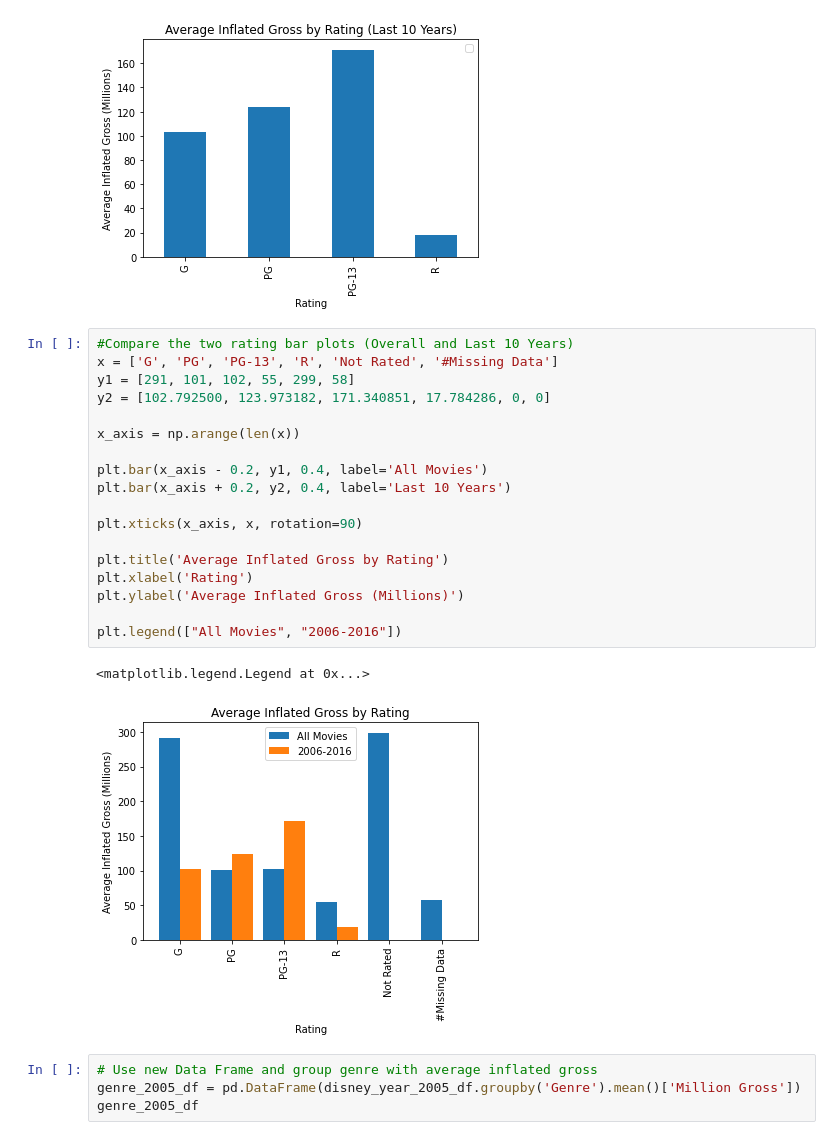
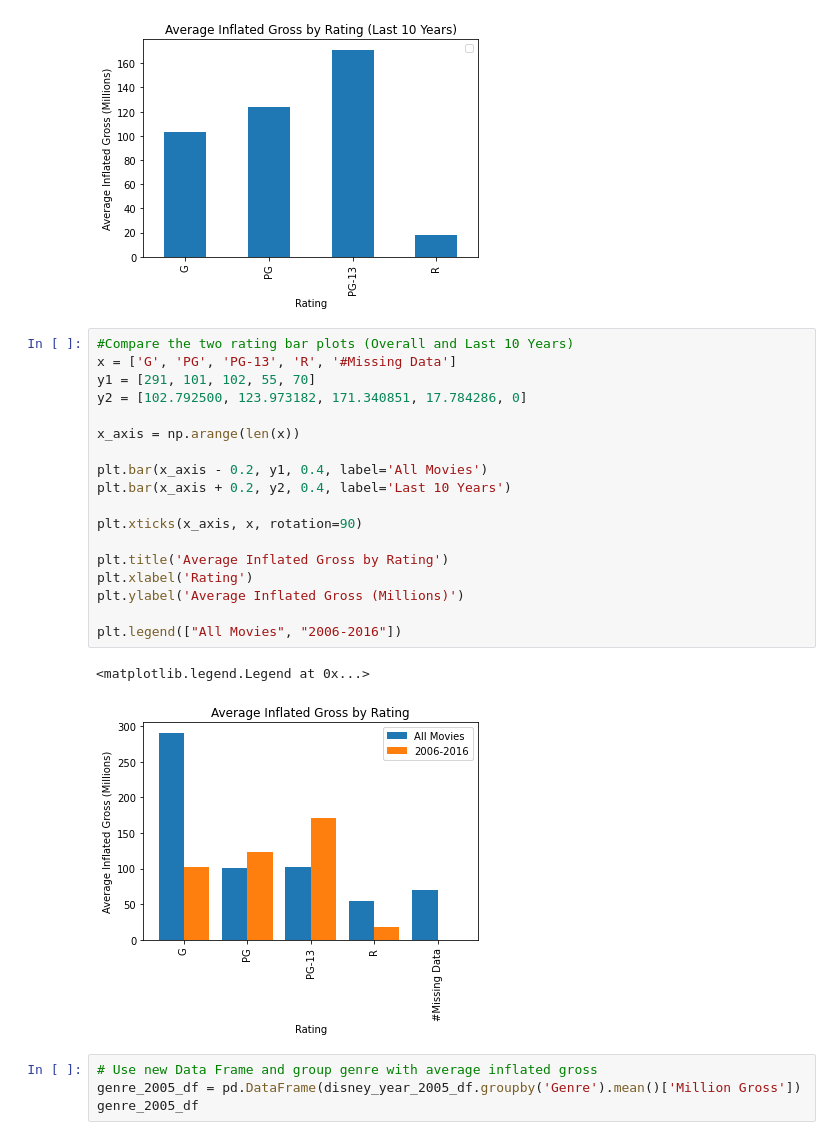
Before and after one commit to Gujaratigirl/butler-groupB-project1, a Jupyter notebook: Disney.ipynb, the cells around one changed output. Drawn from its saved outputs; the diff is of its cells as text.

```diff
--- a/Disney.ipynb
+++ b/Disney.ipynb
@@ -607,25 +675,25 @@ plt.legend([])
 [figure]
 # %%
 #Compare the two rating bar plots (Overall and Last 10 Years)
-x = ['G', 'PG', 'PG-13', 'R', 'Not Rated', '#Missing Data']
-y1 = [291, 101, 102, 55, 299, 58]
-y2 = [102.792500, 123.973182, 171.340851, 17.784286, 0, 0]
+x = ['G', 'PG', 'PG-13', 'R', '#Missing Data']
+y1 = [291, 101, 102, 55, 70]
+y2 = [102.792500, 123.973182, 171.340851, 17.784286, 0]
 
 x_axis = np.arange(len(x))
 
 plt.bar(x_axis - 0.2, y1, 0.4, label='All Movies')
 plt.bar(x_axis + 0.2, y2, 0.4, label='Last 10 Years')
 
 plt.xticks(x_axis, x, rotation=90)
 
 plt.title('Average Inflated Gross by Rating')
 plt.xlabel('Rating')
 plt.ylabel('Average Inflated Gross (Millions)')
 
 plt.legend(["All Movies", "2006-2016"])
 # %% [output]
 <matplotlib.legend.Legend at 0x...>
-[figure, old version]
+[figure, new version]
 # %%
 # Use new Data Frame and group genre with average inflated gross
 genre_2005_df = pd.DataFrame(disney_year_2005_df.groupby('Genre').mean()['Million Gross'])
```
Also changed, not shown: parts of 18 cells of this notebook, 1 other file.
